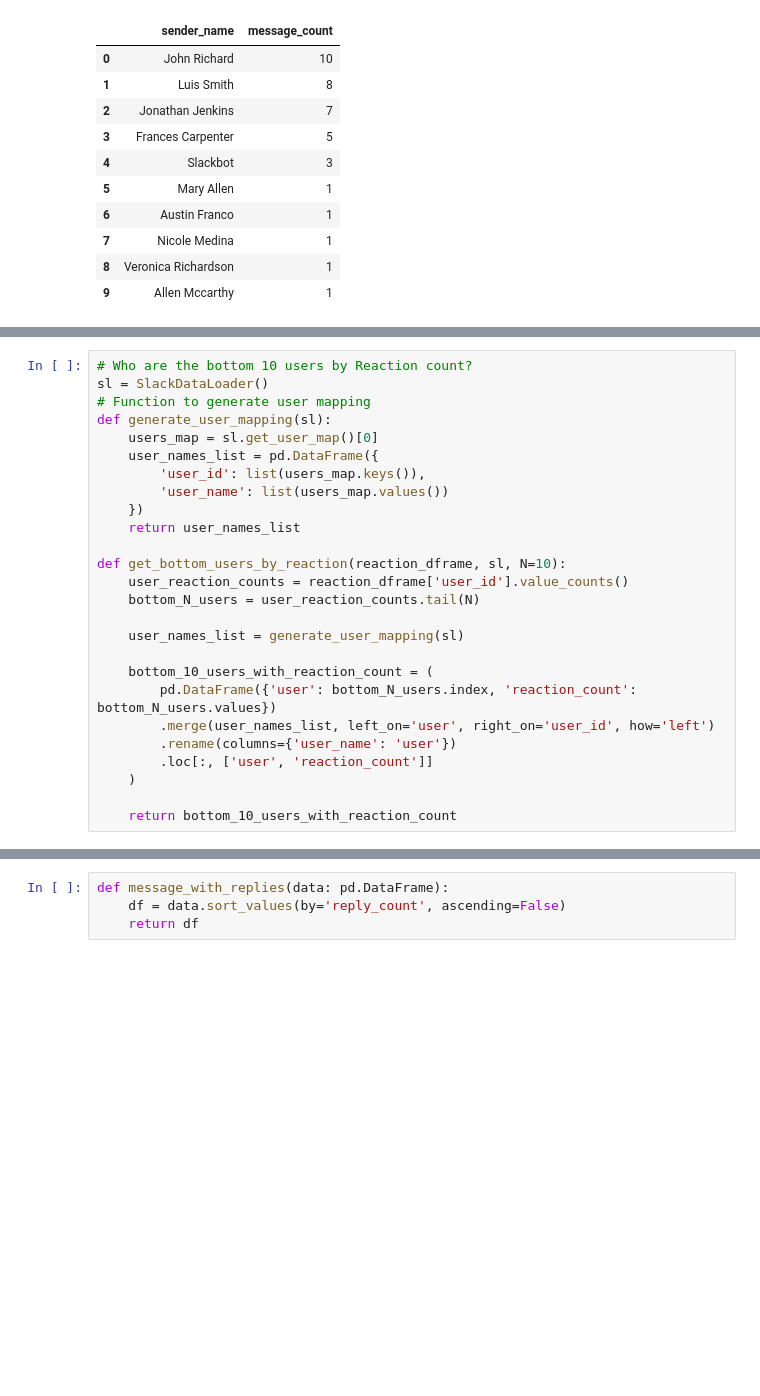
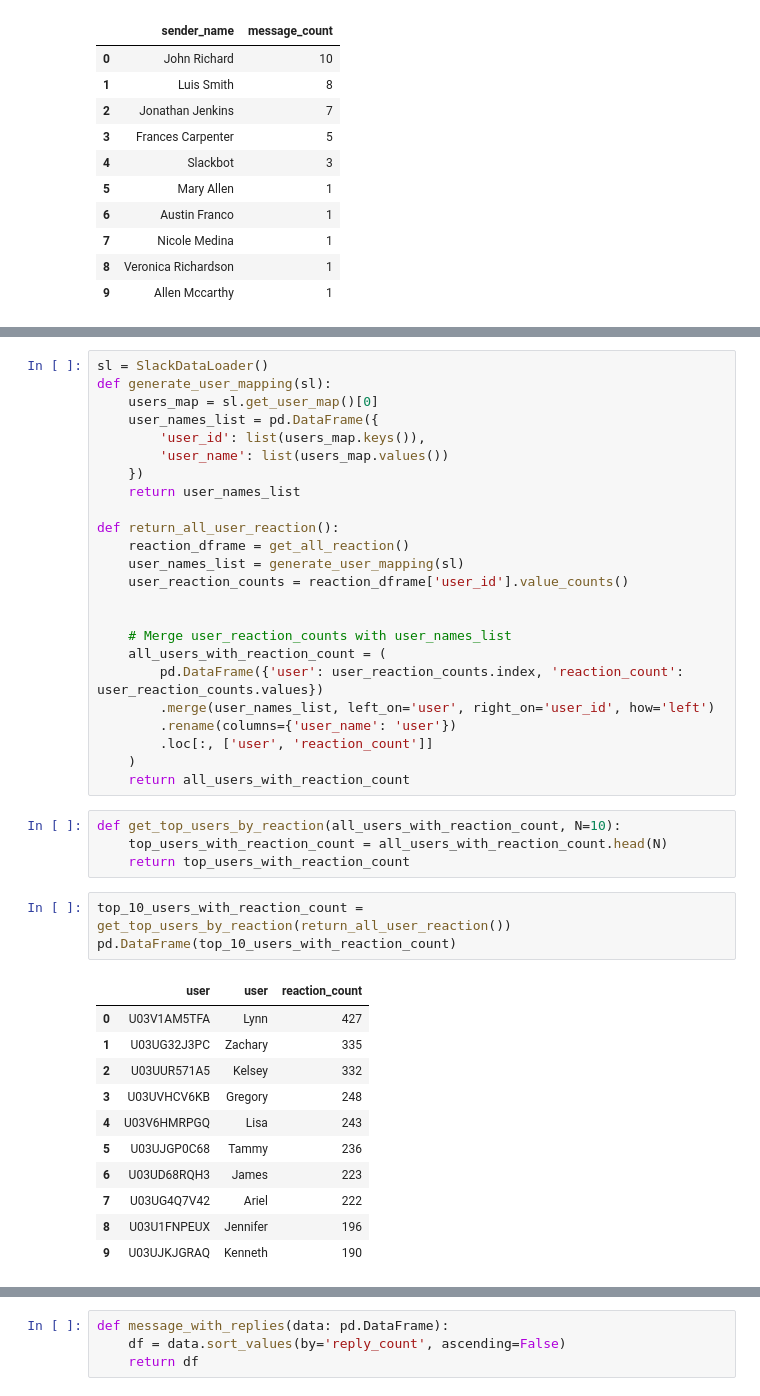
Before and after one commit to Azizadx/nasrallah-week0_10academy, a Jupyter notebook: notebooks/parse_slack_data.ipynb, the cells around one changed output, grey strips where cells are left out. Cells and saved outputs as stored; diff of their text form; blank space fills up the shorter version.

```diff
--- a/notebooks/parse_slack_data.ipynb
+++ b/notebooks/parse_slack_data.ipynb
@@ -344,7 +361,5 @@ reaction_dframe = pd.concat(all_reactions, ignore_index=True)
 # %%
-# Who are the bottom 10 users by Reaction count?
 sl = SlackDataLoader()
-# Function to generate user mapping
 def generate_user_mapping(sl):
     users_map = sl.get_user_map()[0]
     user_names_list = pd.DataFrame({
@@ -353,17 +368,36 @@ def generate_user_mapping(sl):
     })
     return user_names_list
 
-def get_bottom_users_by_reaction(reaction_dframe, sl, N=10):
+def return_all_user_reaction():
+    reaction_dframe = get_all_reaction()
+    user_names_list = generate_user_mapping(sl)
     user_reaction_counts = reaction_dframe['user_id'].value_counts()
-    bottom_N_users = user_reaction_counts.tail(N)
 
-    user_names_list = generate_user_mapping(sl)
 
-    bottom_10_users_with_reaction_count = (
-        pd.DataFrame({'user': bottom_N_users.index, 'reaction_count': bottom_N_users.values})
+    # Merge user_reaction_counts with user_names_list
+    all_users_with_reaction_count = (
+        pd.DataFrame({'user': user_reaction_counts.index, 'reaction_count': user_reaction_counts.values})
         .merge(user_names_list, left_on='user', right_on='user_id', how='left')
         .rename(columns={'user_name': 'user'})
         .loc[:, ['user', 'reaction_count']]
     )
-
-    return bottom_10_users_with_reaction_count
+    return all_users_with_reaction_count
+# %%
+def get_top_users_by_reaction(all_users_with_reaction_count, N=10):
+    top_users_with_reaction_count = all_users_with_reaction_count.head(N)
+    return top_users_with_reaction_count
+# %%
+top_10_users_with_reaction_count = get_top_users_by_reaction(return_all_user_reaction())
+pd.DataFrame(top_10_users_with_reaction_count)
+# %% [output]
+|  | user | user | reaction_count |
+| 0 | U03V1AM5TFA | Lynn | 427 |
+| 1 | U03UG32J3PC | Zachary | 335 |
+| 2 | U03UUR571A5 | Kelsey | 332 |
+| 3 | U03UVHCV6KB | Gregory | 248 |
+| 4 | U03V6HMRPGQ | Lisa | 243 |
+| 5 | U03UJGP0C68 | Tammy | 236 |
+| 6 | U03UD68RQH3 | James | 223 |
+| 7 | U03UG4Q7V42 | Ariel | 222 |
+| 8 | U03U1FNPEUX | Jennifer | 196 |
+| 9 | U03UJKJGRAQ | Kenneth | 190 |
```
Also changed, not shown: parts of 35 cells of this notebook, 4 other files.
